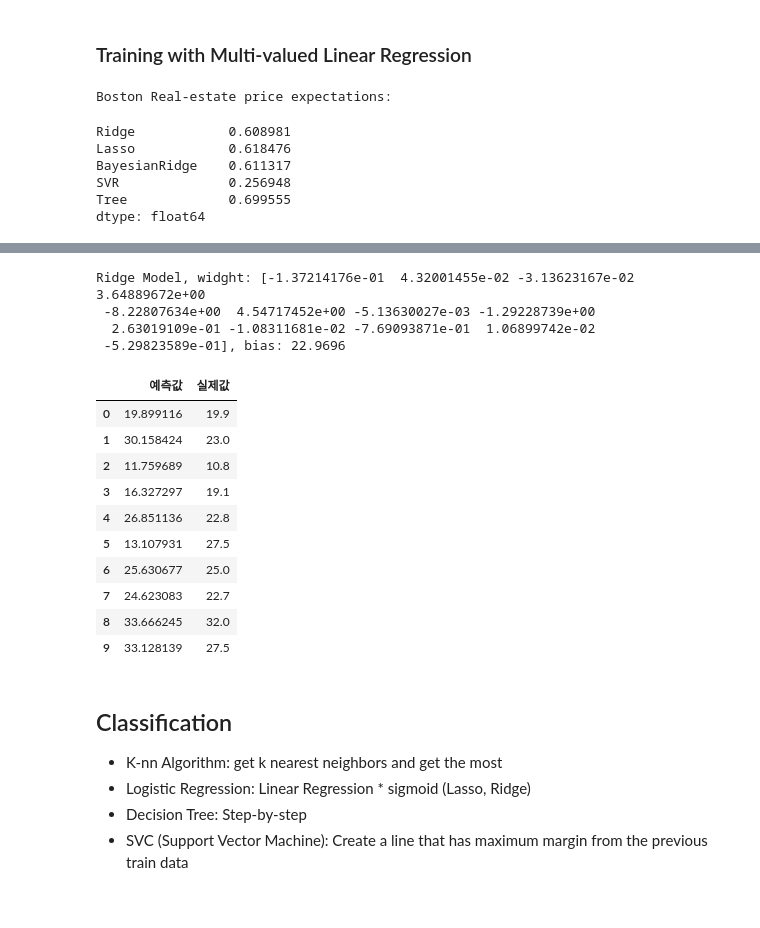
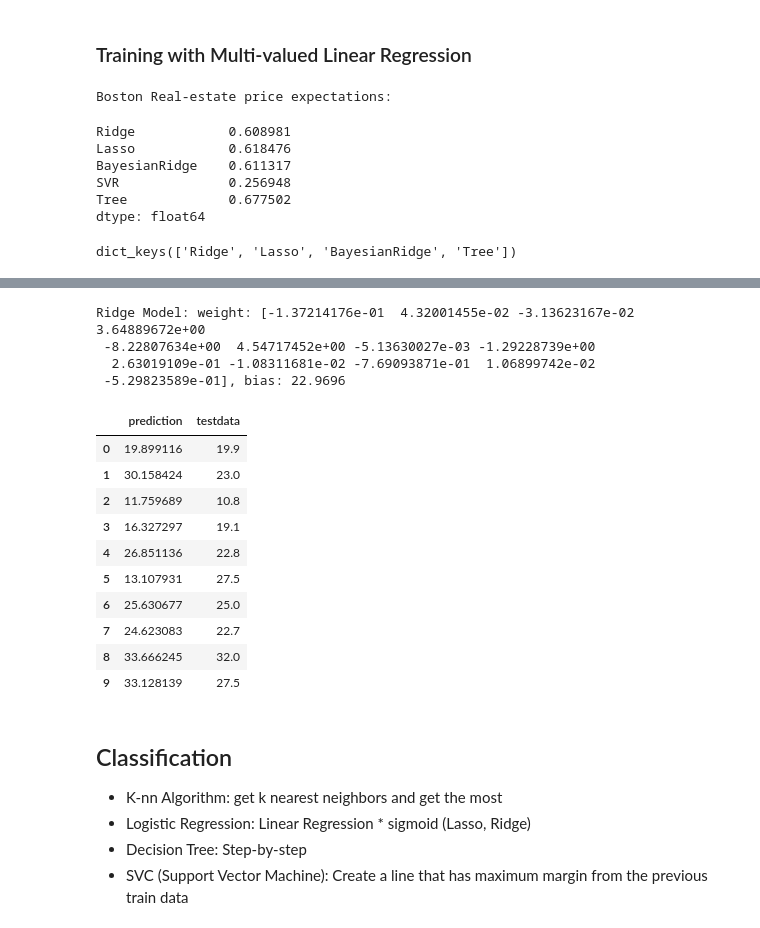
Before and after one commit to Alex4386-vault/artificial-intelligence-for-dummies, a Jupyter notebook: 10.Machine Learning/Supervised Learning.ipynb, the cells around one changed output, grey strips where cells are left out. Saved outputs shown, nothing was run; the diff lists cells and outputs as text; code cells hidden in the pictures.

```diff
--- a/10.Machine Learning/Supervised Learning.ipynb
+++ b/10.Machine Learning/Supervised Learning.ipynb
@@ -211,37 +211,44 @@ x_train.shape, x_test.shape
 # %% [markdown]
 ### Training with Multi-valued Linear Regression
 # %%
-result = dict()  # 모델별 정확도 저장
+result = dict()  # Save Results
+model = dict()   # Save Model?
+
 
 from sklearn.linear_model import Ridge
 reg = linear_model.Ridge()
 reg.fit(x_train, y_train)
 reg.score(x_test, y_test)
 result["Ridge"] = reg.score(x_test, y_test)
+model["Ridge"] = reg
+
 
 from sklearn.linear_model import Lasso
 reg = linear_model.Lasso()
 reg.fit(x_train, y_train)
 reg.score(x_test, y_test)
 result["Lasso"] = reg.score(x_test, y_test)
+model["Lasso"] = reg
 
 reg = linear_model.BayesianRidge()
 reg.fit(x_train, y_train)
 reg.score(x_test, y_test)
 result["BayesianRidge"] = reg.score(x_test, y_test)
+model["BayesianRidge"] = reg
 
 from sklearn.svm import SVR
 reg = SVR(gamma='scale')
 reg.fit(x_train, y_train)
 reg.score(x_test, y_test)
 result["SVR"] = reg.score(x_test, y_test)
+model["BayesianRidge"] = reg
 
 from sklearn.tree import DecisionTreeRegressor
 reg = DecisionTreeRegressor()
 reg.fit(x_train, y_train)
 result["Tree"] = reg.score(x_test, y_test)
+model["Tree"] = reg
 
-import pandas as pd
 print("Boston Real-estate price expectations: ")
 pd.Series(result)
 # %% [output]
@@ -250,6 +257,10 @@ Ridge            0.608981
 Lasso            0.618476
 BayesianRidge    0.611317
 SVR              0.256948
-Tree             0.699555
+Tree             0.677502
 dtype: float64
+# %%
+model.keys()
+# %% [output]
+dict_keys(['Ridge', 'Lasso', 'BayesianRidge', 'Tree'])
 # %%
@@ -275,16 +285,16 @@ array([19.89911614, 30.15842428, 11.75968902, 16.32729724, 26.85113598,
        25.68662996, 20.87389726, 32.69657684, 10.44826406,  9.21410584,
        16.64353065, 15.87191831])
 # %%
-print('Ridge Model, widght: {}, bias: {:.4f}'.format( model['Ridge'].coef_,  model['Ridge'].intercept_))
+print('Ridge Model: weight: {}, bias: {:.4f}'.format( model['Ridge'].coef_,  model['Ridge'].intercept_))
 # %% [output]
-Ridge Model, widght: [-1.37214176e-01  4.32001455e-02 -3.13623167e-02  3.64889672e+00
+Ridge Model: weight: [-1.37214176e-01  4.32001455e-02 -3.13623167e-02  3.64889672e+00
  -8.22807634e+00  4.54717452e+00 -5.13630027e-03 -1.29228739e+00
   2.63019109e-01 -1.08311681e-02 -7.69093871e-01  1.06899742e-02
  -5.29823589e-01], bias: 22.9696
 # %%
-pd.DataFrame([pred_y, y_test], index = ['예측값', '실제값']).T.head(10)
+pd.DataFrame([pred_y, y_test], index = ['prediction', 'testdata']).T.head(10)
 # %% [output]
-|  | 예측값 | 실제값 |
+|  | prediction | testdata |
 | 0 | 19.899116 | 19.9 |
 | 1 | 30.158424 | 23.0 |
 | 2 | 11.759689 | 10.8 |
```
Also changed, not shown: parts of 5 cells of this notebook, 3 other files.
